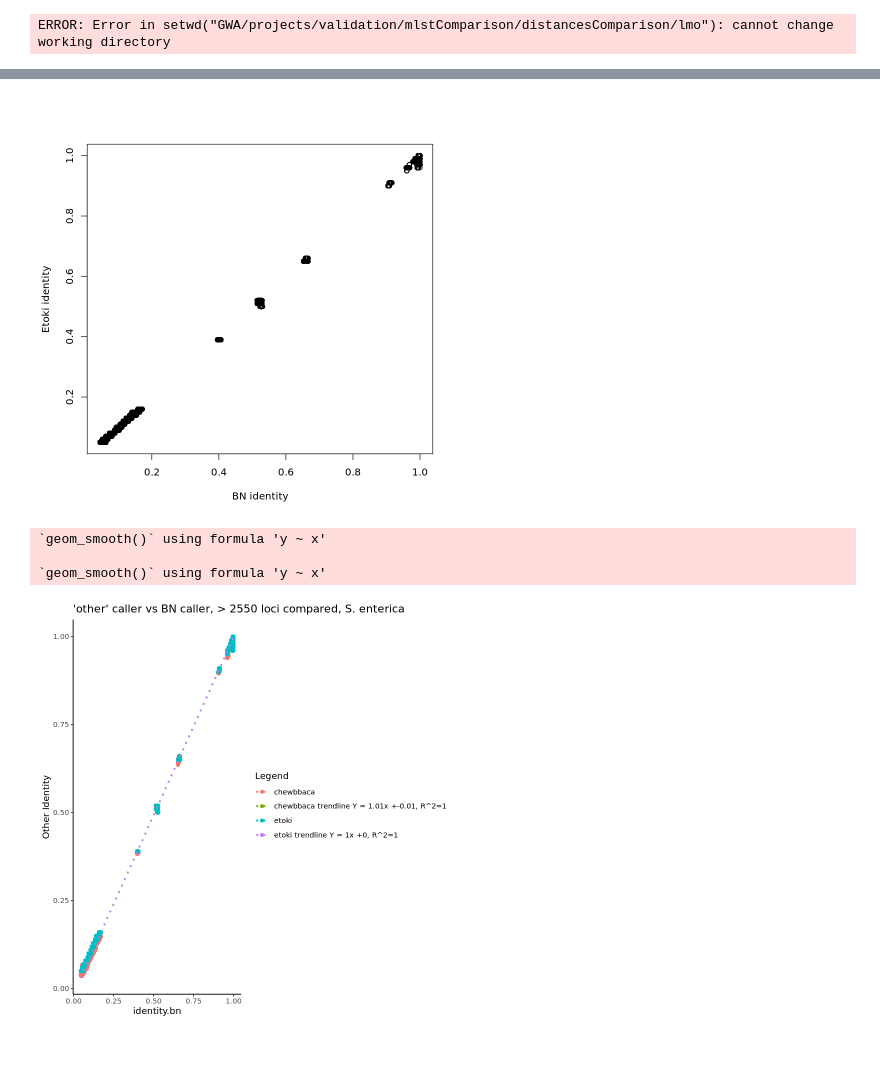
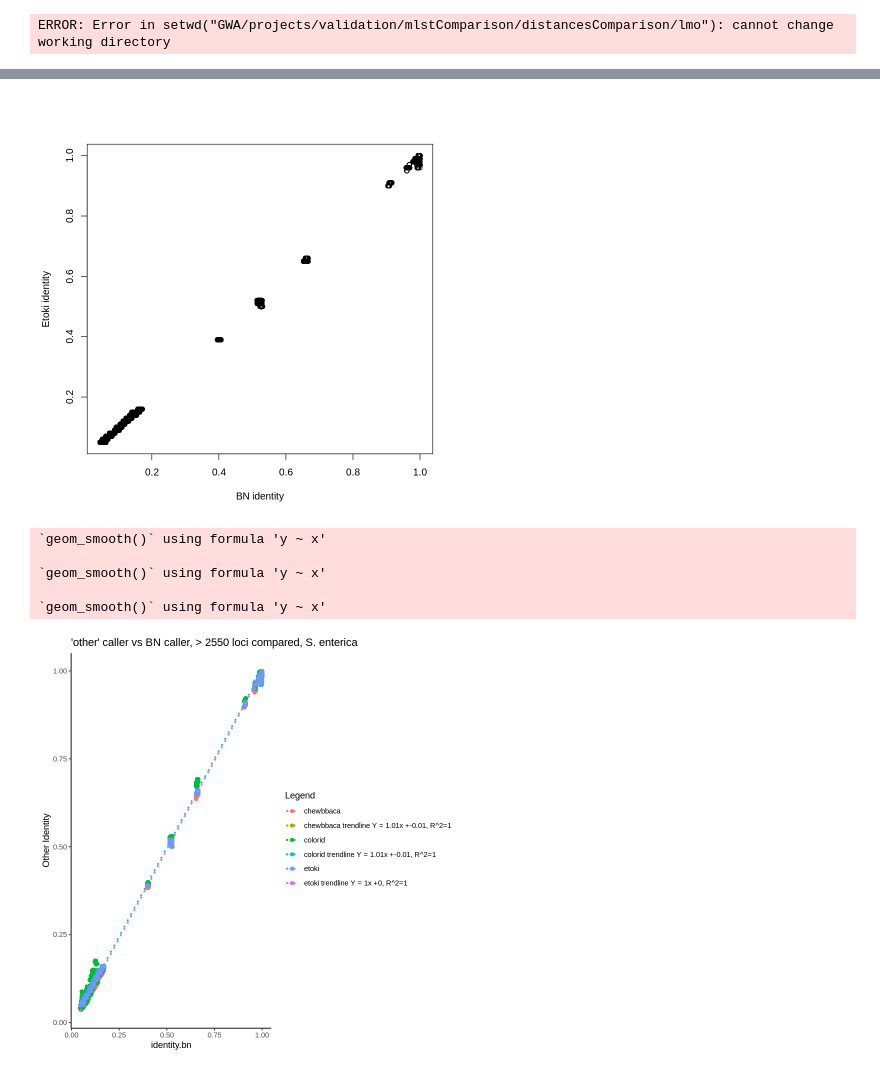
Before and after one commit to lskatz/cgMLST-comparison, a Jupyter notebook: salm/salm.ipynb, the cells around one changed output, grey strips where cells are left out. Cells and saved outputs as stored; diff of their text form; code cells hidden in the pictures.

Commit message:
salm updated with colorid

```diff
--- a/salm/salm.ipynb
+++ b/salm/salm.ipynb
@@ -6,14 +6,17 @@ ERROR: Error in setwd("GWA/projects/validation/mlstComparison/distancesCompariso
 chewbbaca <- read.csv("distances.chewbbaca.enterobase.tsv.gz", sep="\t")
 bn <- read.csv("distances.bn.tsv.gz", sep="\t")
 etoki <- read.csv("distances.etoki.tsv.gz", sep="\t")
+colorid <- read.csv("distances.colorid.salm.tsv.gz", sep="\t")
 
 # add a key for merging later
 bn$key <- paste(bn$sample1, bn$sample2, sep="")
 etoki$key <- gsub(".fasta", "", gsub("_1.shovillSpades", "", paste(basename(etoki$fasta1), basename(etoki$fasta2), sep="")))
 chewbbaca$key <- gsub("_1.shovillSpades.fasta","",paste(chewbbaca$sample1,chewbbaca$sample2, sep=""))
+colorid$key <- paste(colorid$sample1,colorid$sample2, sep="")
 
 # make each spreadsheet have distinct columns
 colnames(chewbbaca) <- c("sample1.chewbbaca","sample2.chewbbaca","identity.chewbbaca", "numSame.chewbbaca", "numCompared.chewbbaca","key")
+colnames(colorid) <- c("sample1.colorid","sample2.colorid","identity.colorid", "numSame.colorid", "numCompared.colorid","key")
 colnames(bn) <- c("SRR1", "SRR2", "identity.bn", "numSame.bn", "numCompared.bn", "key")
 colnames(etoki) <- c("sample1.etoki", "sample2.etoki", "identity.etoki", "numSame.etoki", "numCompared.etoki", "key")
 # %%
@@ -51,4 +64,4 @@ A data.frame: 6 × 6
 # %%
-merged <- merge(merge(etoki, chewbbaca, by.x="key", by.y="key"), bn, by.x="key", by.y="key")
+merged <- merge(merge(merge(etoki, chewbbaca, by.x="key", by.y="key"), bn, by.x="key", by.y="key"), colorid, by.x="key", by.y="key")
 head(merged)
 # %% [output]
@@ -67,31 +80,40 @@ filtered <- subset(merged, SRR1 != "SRR7348299" & SRR1 != "SRR7706210" & SRR2 !=
 # %%
 plot(filtered$identity.bn, filtered$identity.etoki, xlab="BN identity", ylab="Etoki identity", col="black")
 # %% [output]
-[figure, old version]
+[figure, new version]
 # %%
 library("ggplot2")
 lm_etoki  <- lm(filtered$identity.etoki ~ filtered$identity.bn)
 rs_etoki  <- summary(lm_etoki)$r.squared
 cc_etoki  <- lm_etoki$coefficients
 eqn_etoki <- paste("Y = ", round(cc_etoki[-1],2), "x +", round(cc_etoki[1],2), ", R^2=",round(rs_etoki,2), sep="")
 
 lm_chewbbaca  <- lm(filtered$identity.chewbbaca ~ filtered$identity.bn)
 rs_chewbbaca  <- summary(lm_chewbbaca)$r.squared
 cc_chewbbaca  <- lm_chewbbaca$coefficients
 eqn_chewbbaca <- paste("Y = ", round(cc_chewbbaca[-1],2), "x +", round(cc_chewbbaca[1],2),", R^2=",round(rs_chewbbaca,2), sep="")
 
-ggplot(filtered,n=10000, aes(x=identity.bn)) +
+lm_colorid  <- lm(filtered$identity.colorid ~ filtered$identity.bn)
+rs_colorid  <- summary(lm_colorid)$r.squared
+cc_colorid  <- lm_colorid$coefficients
+eqn_colorid <- paste("Y = ", round(cc_colorid[-1],2), "x +", round(cc_colorid[1],2),", R^2=",round(rs_colorid,2), sep="")
+
+ggplot(filtered, aes(x=identity.bn)) +
   theme_classic() +
   ggtitle(
     paste("'other' caller vs BN caller, > ",floor(minLoci)," loci compared, S. enterica", sep="")
   ) +
   geom_point(aes(y=identity.chewbbaca, color="chewbbaca")) +
   geom_smooth(data=filtered, aes(x=identity.bn, y=identity.chewbbaca, color=paste("chewbbaca trendline",eqn_chewbbaca)), method="lm", se=FALSE, linetype="dotted") +
+  geom_point(aes(y=identity.colorid, color="colorid")) +
+  geom_smooth(data=filtered, aes(x=identity.bn, y=identity.colorid, color=paste("colorid trendline",eqn_colorid)), method="lm", se=FALSE, linetype="dotted") +
   geom_point(aes(y=identity.etoki, color="etoki")) +
   geom_smooth(data=filtered, aes(x=identity.bn, y=identity.chewbbaca, color=paste("etoki trendline",eqn_etoki)), method="lm", se=FALSE, linetype="dotted") +
   labs(y = "Other Identity", color = "Legend")
 # %% [output]
 `geom_smooth()` using formula 'y ~ x'
 
 `geom_smooth()` using formula 'y ~ x'
+
+`geom_smooth()` using formula 'y ~ x'
-[figure, old version]
+[figure, new version]
```
Also changed, not shown: parts of 2 cells of this notebook.
